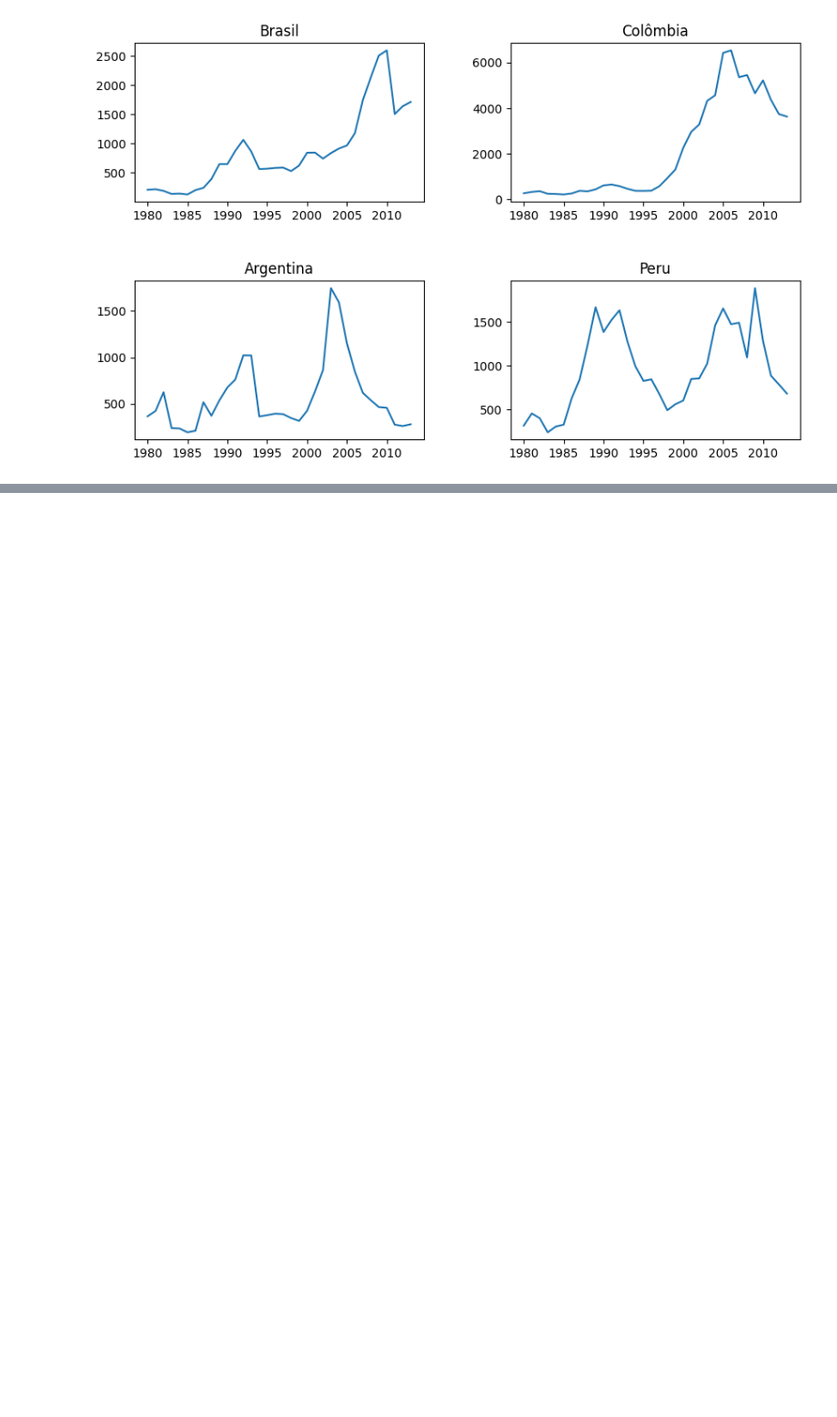
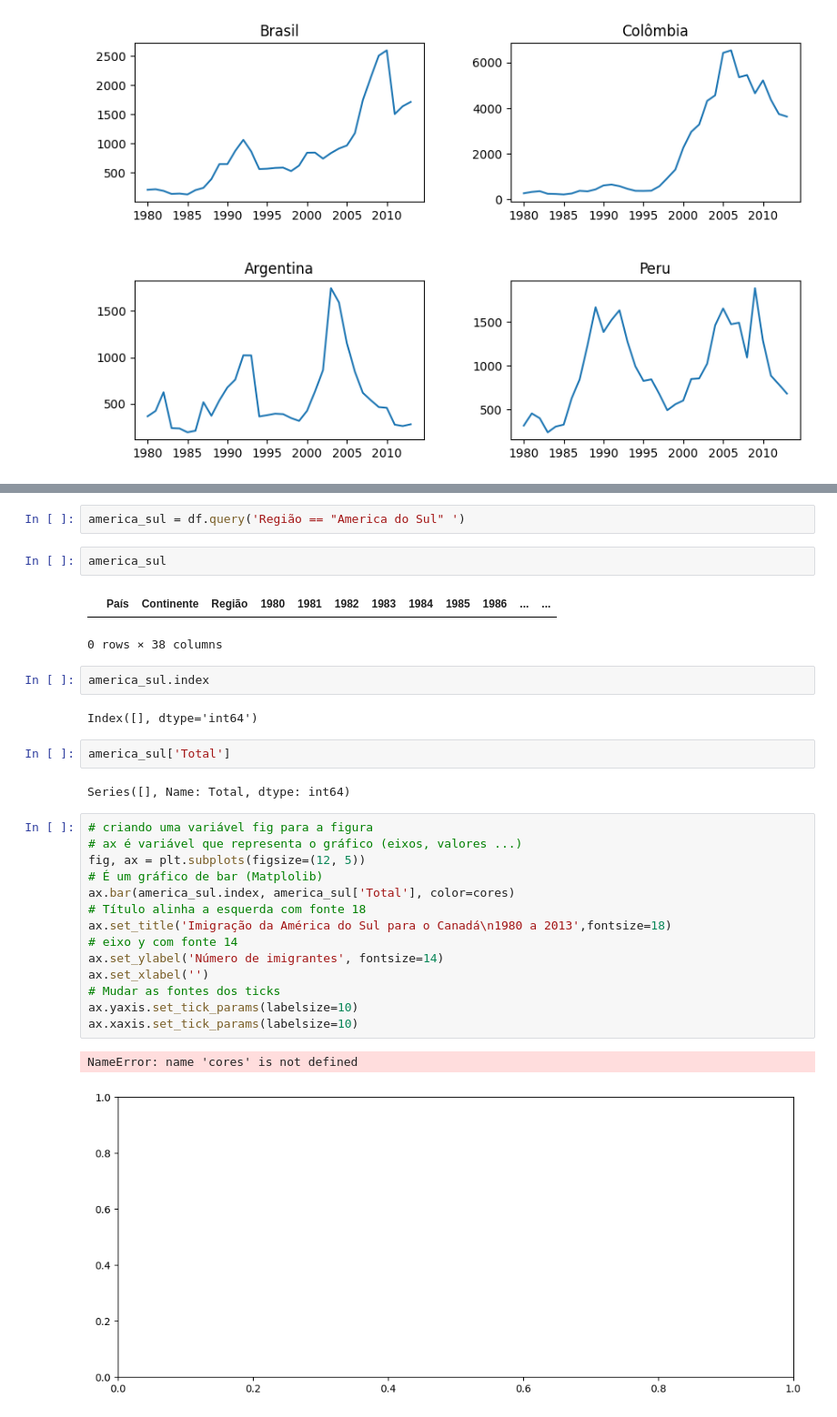
Before and after one commit to BRENDAEVELLYN/Imigracao_Canada, a Jupyter notebook: notebooks/aula1.ipynb, the cells around one changed output, grey strips where cells are left out. Shown: that part at 91% size. Cells and saved outputs as stored; diff of their text form; blank space fills up the shorter version.

```diff
--- a/notebooks/aula1.ipynb
+++ b/notebooks/aula1.ipynb
@@ -371,0 +455,32 @@ for ax in axs.flat:
+# %%
+america_sul = df.query('Região == "America do Sul" ')
+# %%
+america_sul
+# %% [output]
+|  | País | Continente | Região | 1980 | 1981 | 1982 | 1983 | 1984 | 1985 | 1986 | ... | ... |
+0 rows × 38 columns
+# %%
+america_sul.index
+# %% [output]
+Index([], dtype='int64')
+# %%
+america_sul['Total']
+# %% [output]
+Series([], Name: Total, dtype: int64)
+# %%
+# criando uma variável fig para a figura
+# ax é variável que representa o gráfico (eixos, valores ...)
+fig, ax = plt.subplots(figsize=(12, 5))
+# É um gráfico de bar (Matplolib)
+ax.bar(america_sul.index, america_sul['Total'], color=cores)
+# Título alinha a esquerda com fonte 18
+ax.set_title('Imigração da América do Sul para o Canadá\n1980 a 2013',fontsize=18)
+# eixo y com fonte 14
+ax.set_ylabel('Número de imigrantes', fontsize=14)
+ax.set_xlabel('')
+# Mudar as fontes dos ticks
+ax.yaxis.set_tick_params(labelsize=10)
+ax.xaxis.set_tick_params(labelsize=10)
+# %% [output]
+NameError: name 'cores' is not defined
+[figure, added]
```
Also changed, not shown: parts of 3 cells of this notebook, 3 other files.
